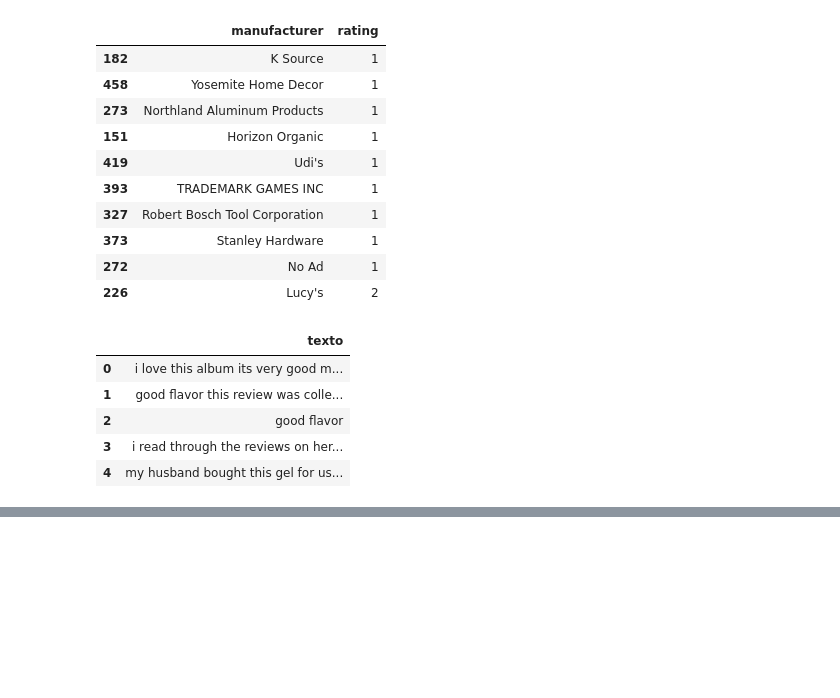
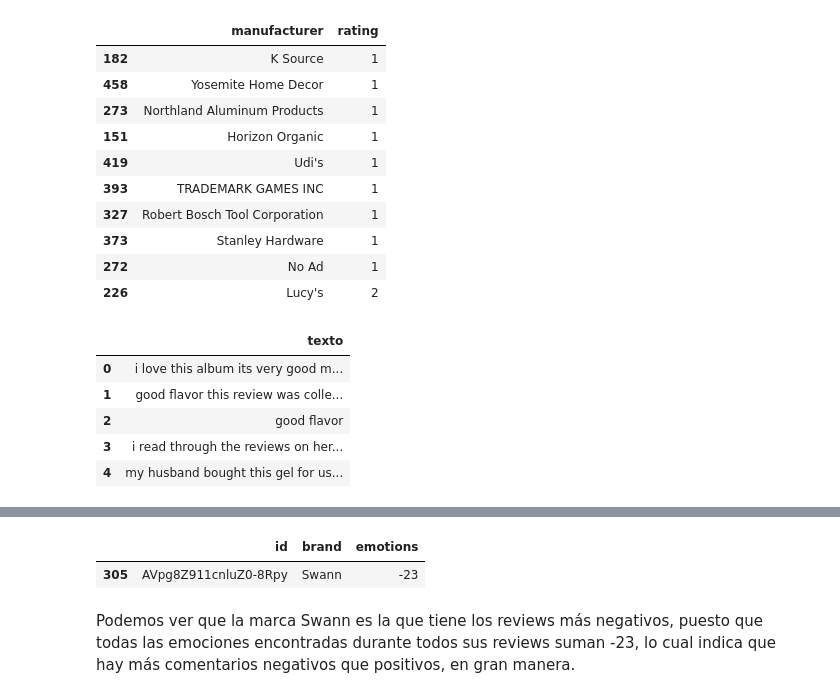
Before and after one commit to andreaeliasc/Lab5-DataScience, a Jupyter notebook: Lab5.ipynb, the cells around one changed output, grey strips where cells are left out. Saved outputs shown, nothing was run; the diff lists cells and outputs as text; code cells hidden in the pictures; blank space fills up the shorter version.

```diff
--- a/Lab5.ipynb
+++ b/Lab5.ipynb
@@ -289,0 +289,2 @@ len(neutras.keys())
+# %%
+data['reviews.text_'] = (data['reviews.text'] + data['reviews.title']).str.lower()
@@ -289,0 +304,11 @@ len(neutras.keys())
+# %%
+emotions = []
+for review in data['reviews.text_']:
+  value = 0
+  for word in str(review).split(' '):
+    x = lexicon.loc[lexicon['termino'] == word]
+    if (len(x)>0):
+      value += x.sentimiento.iloc[0]
+  emotions.append(value)
+# %%
+data = data.assign(emotions=emotions)
@@ -431,0 +463,8 @@ frame_text.head()
+# %%
+brands = data.groupby(['id','brand'])['emotions'].sum().reset_index()
+brands[brands['emotions']==brands['emotions'].min()]
+# %% [output]
+|  | id | brand | emotions |
+| 305 | AVpg8Z911cnluZ0-8Rpy | Swann | -23 |
+# %% [markdown]
+Podemos ver que la marca Swann es la que tiene los reviews más negativos, puesto que todas las emociones encontradas durante todos sus reviews suman -23, lo cual indica que hay más comentarios negativos que positivos, en gran manera.
```
Also changed, not shown: parts of 11 cells of this notebook.
